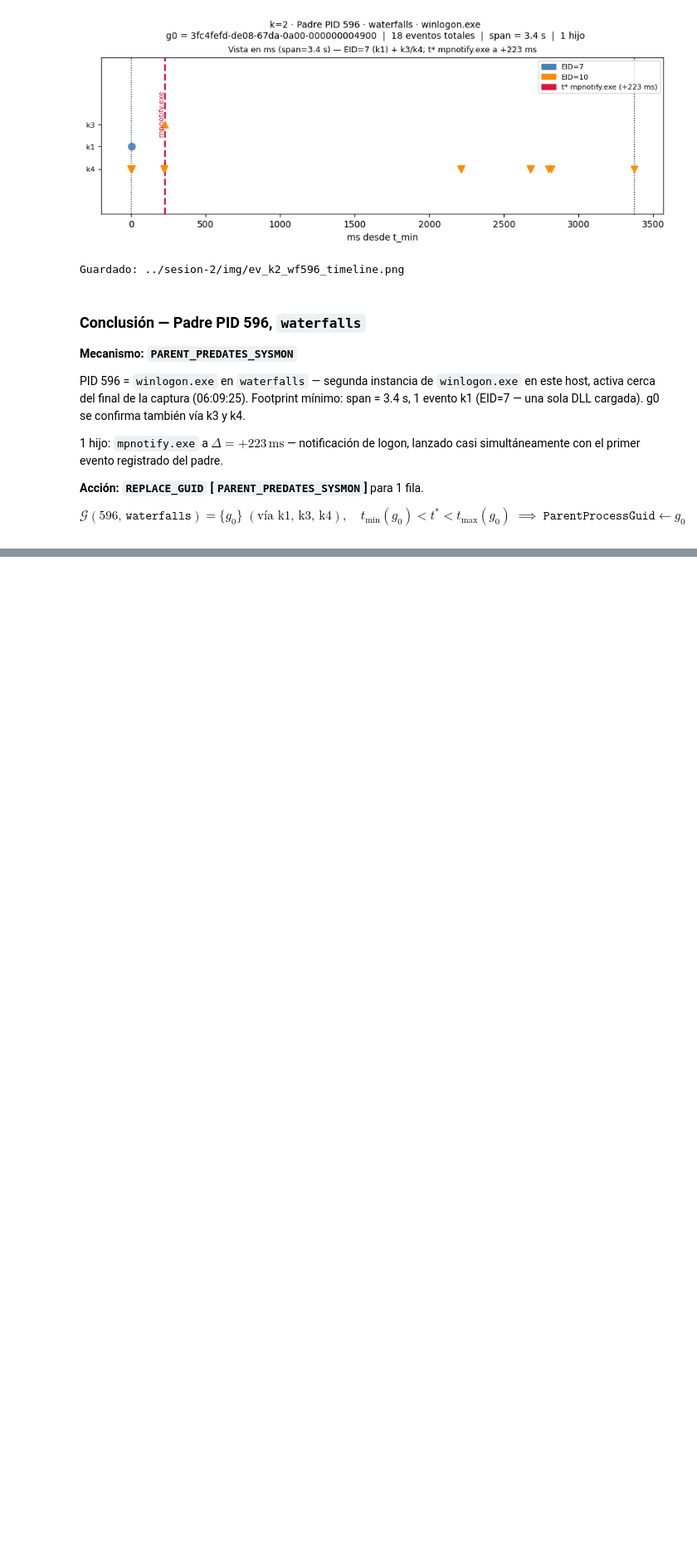
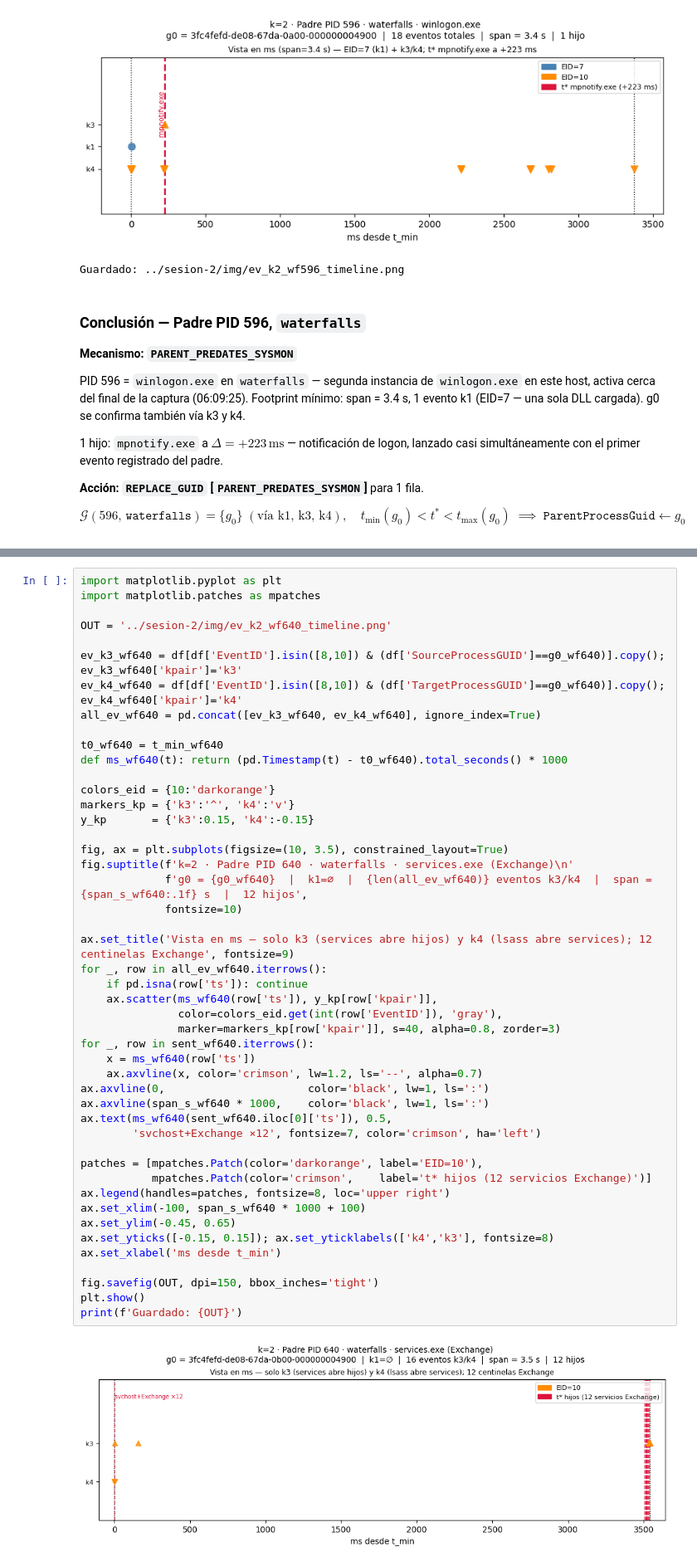
Before and after one commit to ollerenac/curso2026, a Jupyter notebook: sesion-2/9_enfoque_B.ipynb, the cells around one changed output, grey strips where cells are left out. Shown at 83% size. Drawn from its saved outputs; the diff is of its cells as text; blank space fills up the shorter version.

Commit message:
analysis(sesion-2): k=2 REPLACE_GUID — PID 640 waterfalls (k1=∅, services.exe + 11 Exchange services)
Co-Authored-By: Claude Sonnet 4.6 <noreply@anthropic.com>

```diff
--- a/sesion-2/9_enfoque_B.ipynb
+++ b/sesion-2/9_enfoque_B.ipynb
@@ -6279,0 +6344,49 @@ $$
+# %%
+import matplotlib.pyplot as plt
+import matplotlib.patches as mpatches
+
+OUT = '../sesion-2/img/ev_k2_wf640_timeline.png'
+
+ev_k3_wf640 = df[df['EventID'].isin([8,10]) & (df['SourceProcessGUID']==g0_wf640)].copy(); ev_k3_wf640['kpair']='k3'
+ev_k4_wf640 = df[df['EventID'].isin([8,10]) & (df['TargetProcessGUID']==g0_wf640)].copy(); ev_k4_wf640['kpair']='k4'
+all_ev_wf640 = pd.concat([ev_k3_wf640, ev_k4_wf640], ignore_index=True)
+
+t0_wf640 = t_min_wf640
+def ms_wf640(t): return (pd.Timestamp(t) - t0_wf640).total_seconds() * 1000
+
+colors_eid = {10:'darkorange'}
+markers_kp = {'k3':'^', 'k4':'v'}
+y_kp       = {'k3':0.15, 'k4':-0.15}
+
+fig, ax = plt.subplots(figsize=(10, 3.5), constrained_layout=True)
+fig.suptitle(f'k=2 · Padre PID 640 · waterfalls · services.exe (Exchange)\n'
+             f'g0 = {g0_wf640}  |  k1=∅  |  {len(all_ev_wf640)} eventos k3/k4  |  span = {span_s_wf640:.1f} s  |  12 hijos',
+             fontsize=10)
+
+ax.set_title('Vista en ms — solo k3 (services abre hijos) y k4 (lsass abre services); 12 centinelas Exchange', fontsize=9)
+for _, row in all_ev_wf640.iterrows():
+    if pd.isna(row['ts']): continue
+    ax.scatter(ms_wf640(row['ts']), y_kp[row['kpair']],
+               color=colors_eid.get(int(row['EventID']), 'gray'),
+               marker=markers_kp[row['kpair']], s=40, alpha=0.8, zorder=3)
+for _, row in sent_wf640.iterrows():
+    x = ms_wf640(row['ts'])
+    ax.axvline(x, color='crimson', lw=1.2, ls='--', alpha=0.7)
+ax.axvline(0,                      color='black', lw=1, ls=':')
+ax.axvline(span_s_wf640 * 1000,    color='black', lw=1, ls=':')
+ax.text(ms_wf640(sent_wf640.iloc[0]['ts']), 0.5,
+        'svchost+Exchange ×12', fontsize=7, color='crimson', ha='left')
+
+patches = [mpatches.Patch(color='darkorange', label='EID=10'),
+           mpatches.Patch(color='crimson',    label='t* hijos (12 servicios Exchange)')]
+ax.legend(handles=patches, fontsize=8, loc='upper right')
+ax.set_xlim(-100, span_s_wf640 * 1000 + 100)
+ax.set_ylim(-0.45, 0.65)
+ax.set_yticks([-0.15, 0.15]); ax.set_yticklabels(['k4','k3'], fontsize=8)
+ax.set_xlabel('ms desde t_min')
+
+fig.savefig(OUT, dpi=150, bbox_inches='tight')
+plt.show()
+print(f'Guardado: {OUT}')
+# %% [output]
+[figure, added]
```
Also changed, not shown: parts of 4 cells of this notebook, 2 other files.
